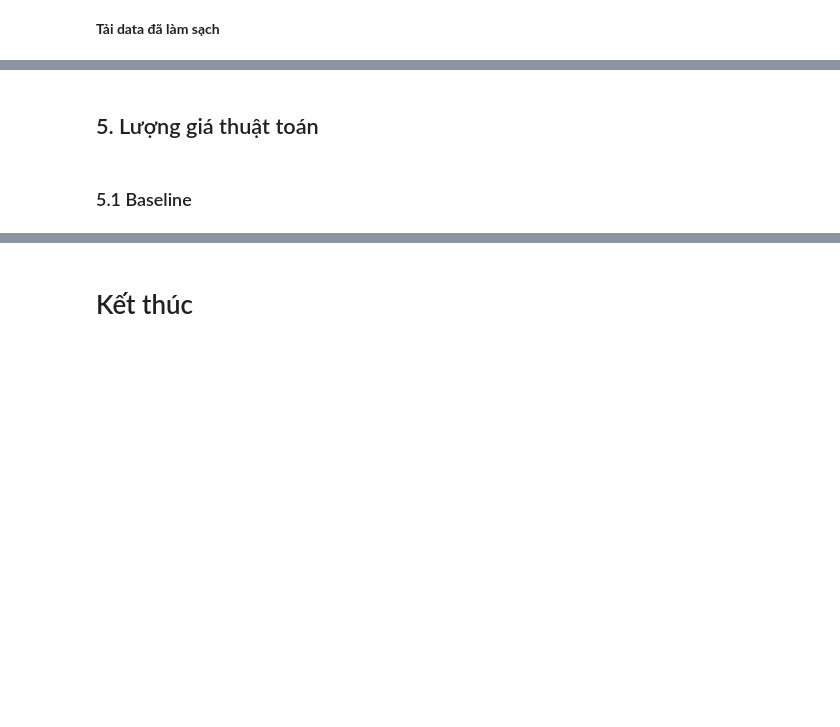
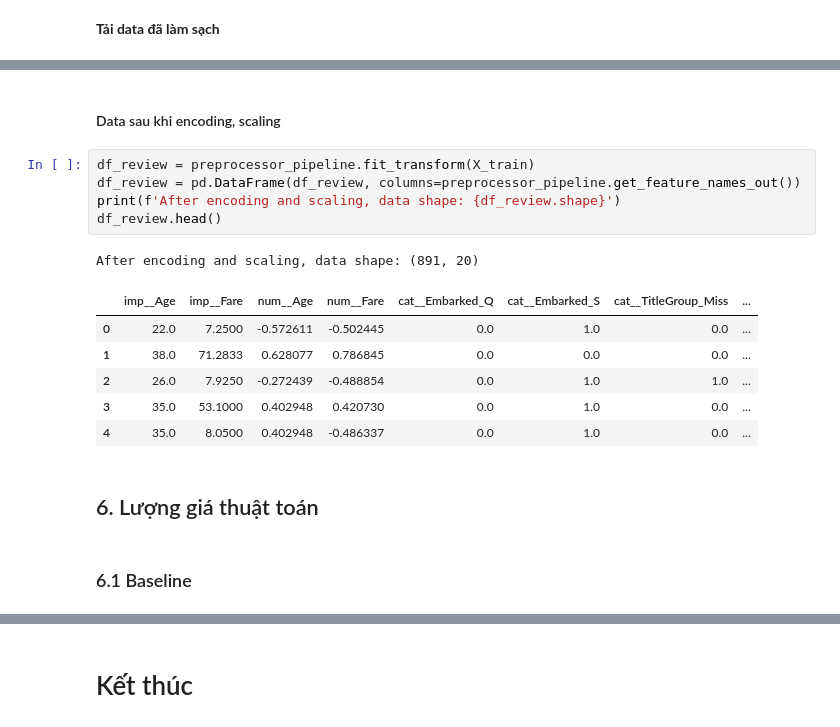
Before and after one commit to tuanphv/ML_Team, a Jupyter notebook: model/01_feature_engineering.ipynb, the cells around one changed output, grey strips where cells are left out. Drawn from its saved outputs; the diff is of its cells as text; blank space fills up the shorter version.

```diff
--- a/model/01_feature_engineering.ipynb
+++ b/model/01_feature_engineering.ipynb
@@ -182,7 +276,22 @@ X_train shape: (891, 9), y_train shape: (891,)
+# %% [markdown]
+#### Data sau khi encoding, scaling
+# %%
+df_review = preprocessor_pipeline.fit_transform(X_train)
+df_review = pd.DataFrame(df_review, columns=preprocessor_pipeline.get_feature_names_out())
+print(f'After encoding and scaling, data shape: {df_review.shape}')
+df_review.head()
+# %% [output]
+After encoding and scaling, data shape: (891, 20)
+|  | imp__Age | imp__Fare | num__Age | num__Fare | cat__Embarked_Q | cat__Embarked_S | cat__TitleGroup_Miss | ... |
+| 0 | 22.0 | 7.2500 | -0.572611 | -0.502445 | 0.0 | 1.0 | 0.0 | ... |
+| 1 | 38.0 | 71.2833 | 0.628077 | 0.786845 | 0.0 | 0.0 | 0.0 | ... |
+| 2 | 26.0 | 7.9250 | -0.272439 | -0.488854 | 0.0 | 1.0 | 1.0 | ... |
+| 3 | 35.0 | 53.1000 | 0.402948 | 0.420730 | 0.0 | 1.0 | 0.0 | ... |
+| 4 | 35.0 | 8.0500 | 0.402948 | -0.486337 | 0.0 | 1.0 | 0.0 | ... |
 # %% [markdown]
-## 5. Lượng giá thuật toán
+## 6. Lượng giá thuật toán
 # %% [markdown]
-### 5.1 Baseline
+### 6.1 Baseline
 # %%
 kfold = KFold(n_splits=params_cfg['k_folds'], shuffle=True, random_state=params_cfg['seed'])
 print(f"+ X_train: {len(X_train)}")
```
Also changed, not shown: parts of 17 cells of this notebook, 8 other files.
